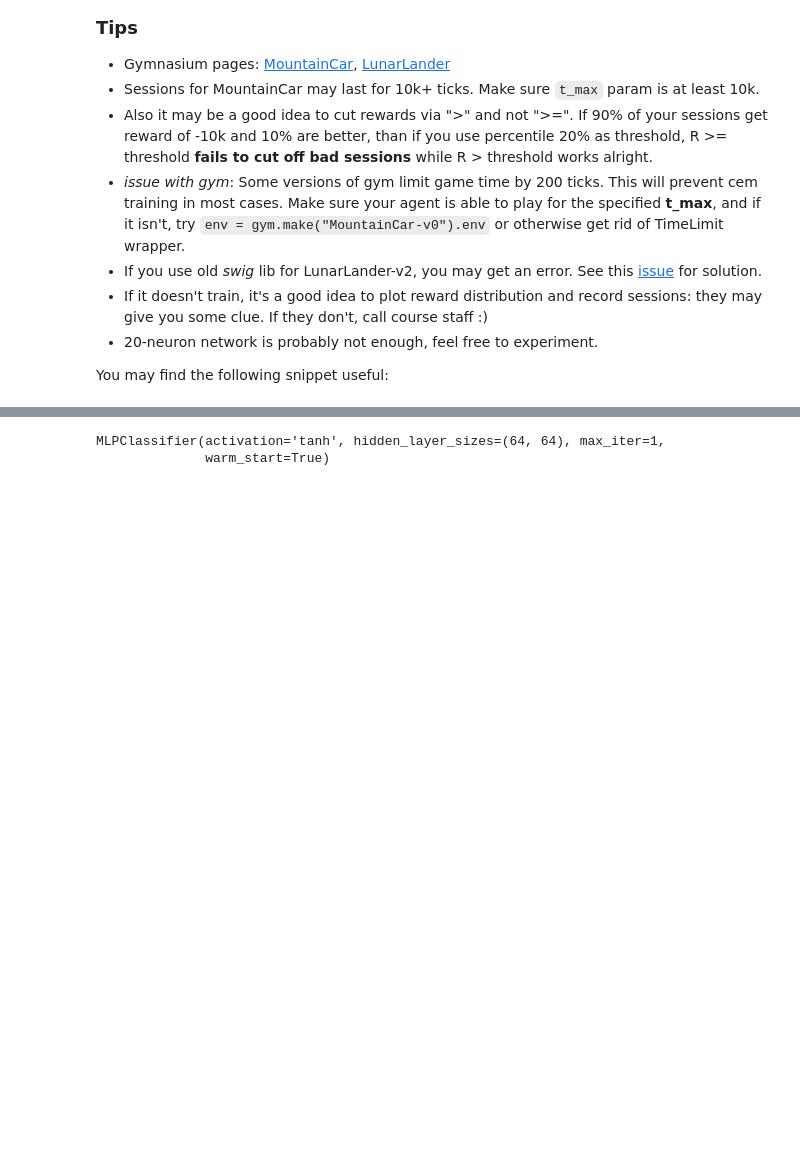
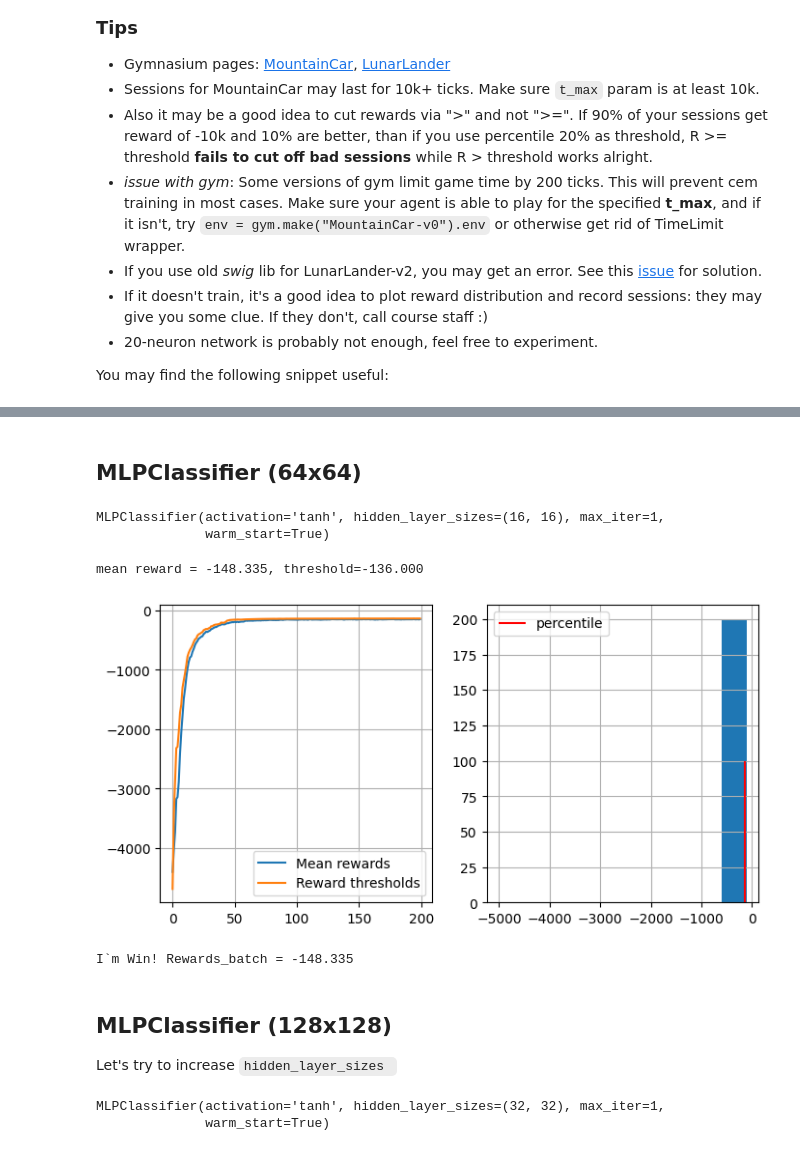
Before and after one commit to GitDefeatedMe/RL, a Jupyter notebook: week01_intro/deep_crossentropy_method.ipynb, the cells around one changed output, grey strips where cells are left out. Saved outputs shown, nothing was run; the diff lists cells and outputs as text; code cells hidden in the pictures; blank space fills up the shorter version.

```diff
--- a/week01_intro/deep_crossentropy_method.ipynb
+++ b/week01_intro/deep_crossentropy_method.ipynb
@@ -337,6 +329,8 @@ n_actions = 3
+# %% [markdown]
+## MLPClassifier (64x64)
 # %%
 agent = MLPClassifier(
-    hidden_layer_sizes=(64, 64),
+    hidden_layer_sizes=(16, 16),
     activation="tanh",
     warm_start=True,
     max_iter=1
@@ -344,12 +338,53 @@ agent = MLPClassifier(
 
 agent.partial_fit([env.reset()[0]] * n_actions, range(n_actions), classes=range(n_actions))
 # %% [output]
-MLPClassifier(activation='tanh', hidden_layer_sizes=(64, 64), max_iter=1,
+MLPClassifier(activation='tanh', hidden_layer_sizes=(16, 16), max_iter=1,
               warm_start=True)
 # %%
 from joblib import Parallel, delayed
 
 def make_session(agent):
     env = gym.make("MountainCar-v0", render_mode="rgb_array").env
-    return generate_session(env, agent, 10000)
+    return generate_session(env, agent, 5000)
+# %%
+n_sessions = 200
+percentile = 70
+log = []
+
+for i in range(200):
+    sessions = Parallel(n_jobs=-1)(delayed(make_session)(agent) for _ in range(n_sessions))
+
+    states_batch, actions_batch, rewards_batch = zip(*sessions)
+
+    elite_states, elite_actions = select_elites(states_batch, actions_batch, rewards_batch, percentile)
+
+    agent.partial_fit(elite_states, elite_actions)
+
+    show_progress(
+        rewards_batch, log, percentile, reward_range=[-5000, np.max(rewards_batch)]
+    )
+
+    if np.mean(rewards_batch) > -150:
+        print("I`m Win! Rewards_batch = " + str(np.mean(rewards_batch)))
+    elif np.mean(rewards_batch) > -100:
+        break
+# %% [output]
+mean reward = -148.335, threshold=-136.000
+[figure, added]
+I`m Win! Rewards_batch = -148.335
+# %% [markdown]
+## MLPClassifier (128x128)
+Let's try to increase `hidden_layer_sizes `
+# %%
+agent = MLPClassifier(
+    hidden_layer_sizes=(32, 32),
+    activation="tanh",
+    warm_start=True,
+    max_iter=1
+)
+
+agent.partial_fit([env.reset()[0]] * n_actions, range(n_actions), classes=range(n_actions))
+# %% [output]
+MLPClassifier(activation='tanh', hidden_layer_sizes=(32, 32), max_iter=1,
+              warm_start=True)
 # %%
```
Also changed, not shown: parts of 9 cells of this notebook, 1 other file.
